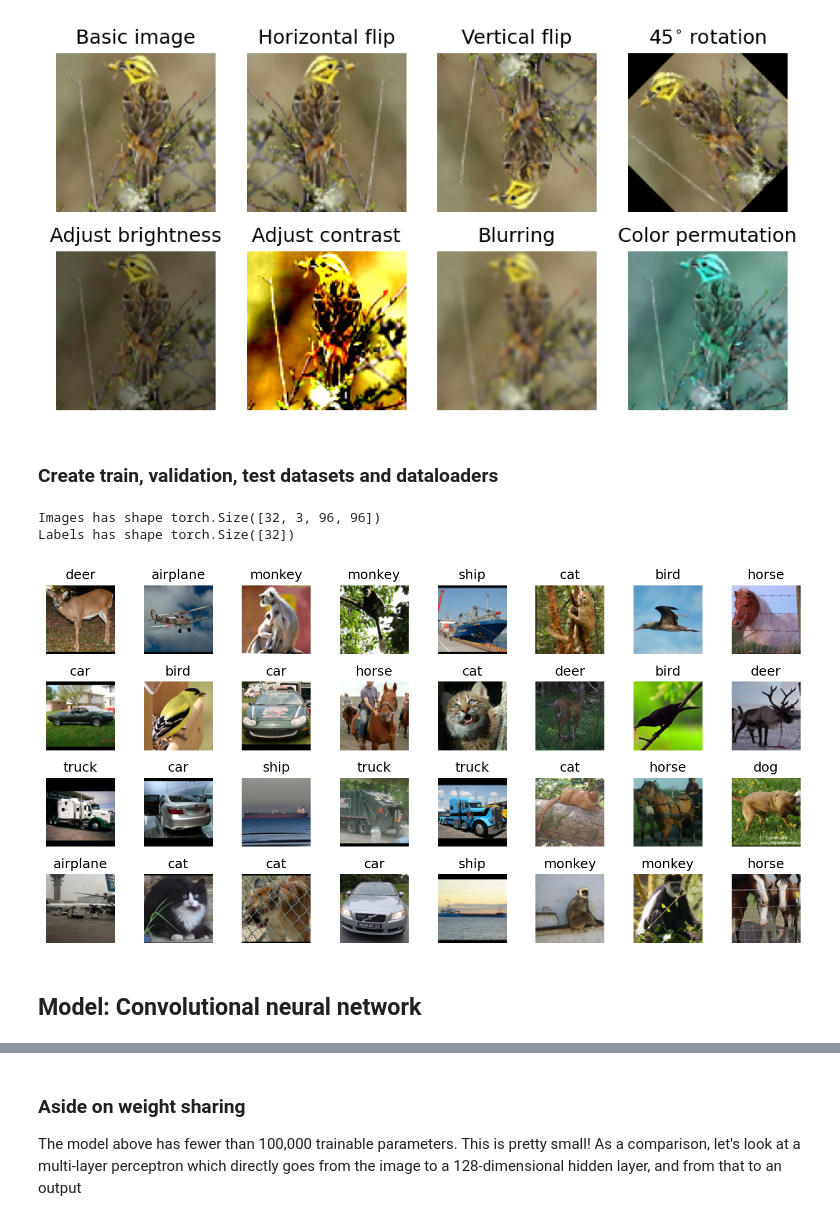
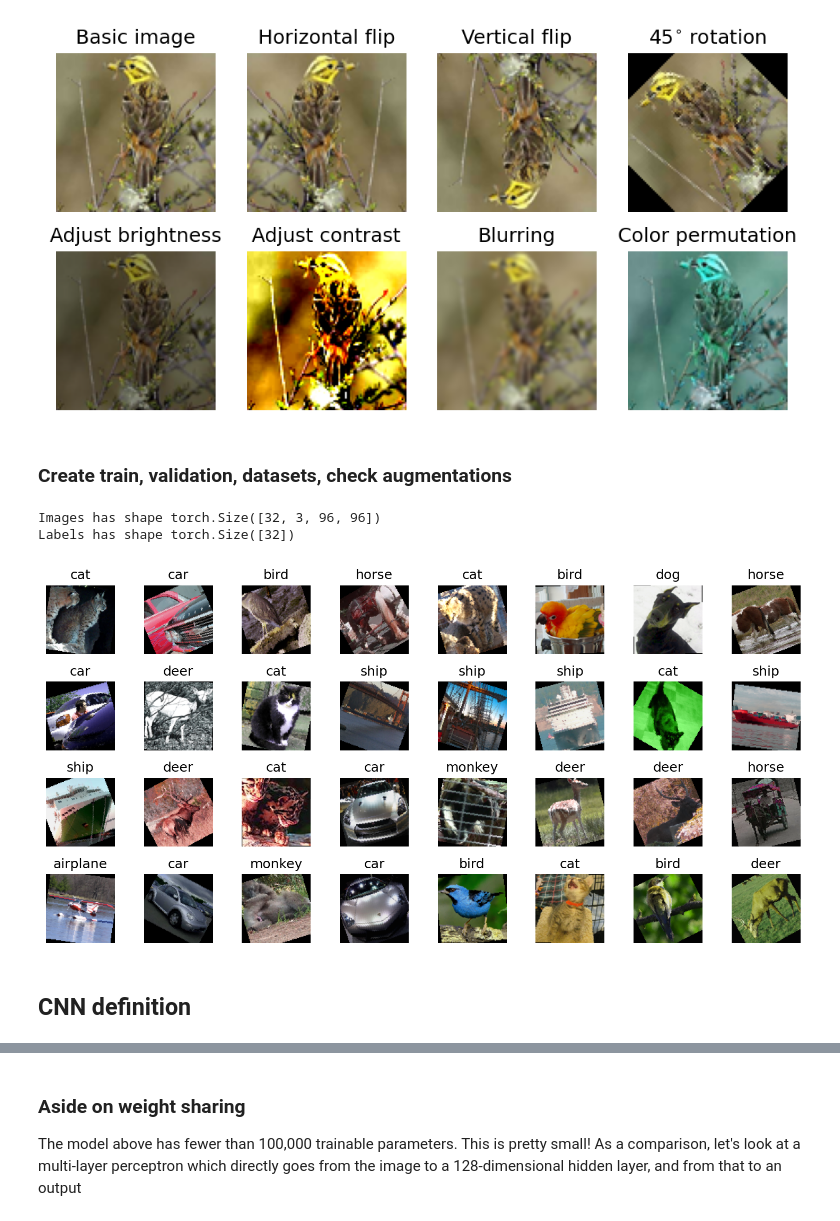
Before and after one commit to colen-teaching/DATA442-Fall-2026, a Jupyter notebook: notebooks/10.1_CNN_classification.ipynb, the cells around one changed output, grey strips where cells are left out. Drawn from its saved outputs; the diff is of its cells as text; code cells hidden in the pictures.

```diff
--- a/notebooks/10.1_CNN_classification.ipynb
+++ b/notebooks/10.1_CNN_classification.ipynb
@@ -88,7 +410,11 @@ transform = v2.Compose([
     v2.ToImage(),
     v2.ToDtype(torch.float32, scale=True)
 ])
-train_dataset.transform = transform
-img, label = train_dataset[0]
-print(img.shape, label)
+img_train_val_dataset.transform = transform
+img, label = img_train_val_dataset[0]
+print('Image type:', type(img))
+print('Image shape:', img.shape)
+print('Image min:', img.min().item())
+print('Image max:', img.max().item())
+print('Label:', label)
 # %% [output]
@@ -99,7 +429,7 @@ from torchvision.transforms.v2 import functional as F
 fig, ax = plt.subplots(2, 4, figsize=(8, 4))
 ax = ax.flatten()
 
-img, label = train_dataset[0]
+img, label = img_train_val_dataset[0]
 ax[0].imshow(img.permute(1, 2, 0))
 ax[0].set_title('Basic image')
 
@@ -153,32 +475,40 @@ transform = v2.Compose([
 # %% [markdown]
-### Create train, validation, test datasets and dataloaders
+### Create train, validation, datasets, check augmentations
+# %%
+# Decide on our training transform
+transform = v2.Compose([
+    v2.ToImage(),
+    v2.RandomHorizontalFlip(p=0.5),
+    # v2.RandomVerticalFlip(p=0.5),
+    v2.RandomRotation(degrees=[-30, 30]),
+    v2.ColorJitter(brightness=0.1, contrast=0.1, saturation=0.1, hue=0.1),
+    v2.ToDtype(torch.float32, scale=True)
+])
 # %%
 from torch.utils.data import random_split, DataLoader
-train, val = random_split(train_dataset, lengths=[0.8, 0.2])
 
 # Give the training dataset the random transformation
-train.transform = transform
+img_train_val_dataset.transform = transform
+img_train_dataset, img_val_dataset = random_split(img_train_val_dataset, lengths=[0.8, 0.2])
 
 batch_size=32
-train_loader = DataLoader(train, batch_size=batch_size, shuffle=True)
-val_loader = DataLoader(val, batch_size=batch_size, shuffle=False)
-test_loader = DataLoader(test_dataset, batch_size=batch_size, shuffle=False)
+loader = DataLoader(img_train_dataset, batch_size=batch_size, shuffle=True)
 # %%
-for imgs, labels in train_loader:
+for imgs, labels in loader:
     print('Images has shape', imgs.shape)
     print('Labels has shape', labels.shape)
     break
 
 fig, axes = plt.subplots(4, 8, figsize=(10, 5))
 for ax, img, label in zip(axes.flatten(), imgs, labels):
     ax.imshow(img.permute(1, 2, 0))
-    ax.set_title(train_dataset.classes[label])
+    ax.set_title(img_train_val_dataset.classes[label])
     ax.axis('off')
 
 plt.tight_layout()
 # %% [output]
 Images has shape torch.Size([32, 3, 96, 96])
 Labels has shape torch.Size([32])
-[figure, old version]
+[figure, new version]
 # %% [markdown]
-## Model: Convolutional neural network
+## CNN definition
```
Also changed, not shown: parts of 47 cells of this notebook, 8 other files.
